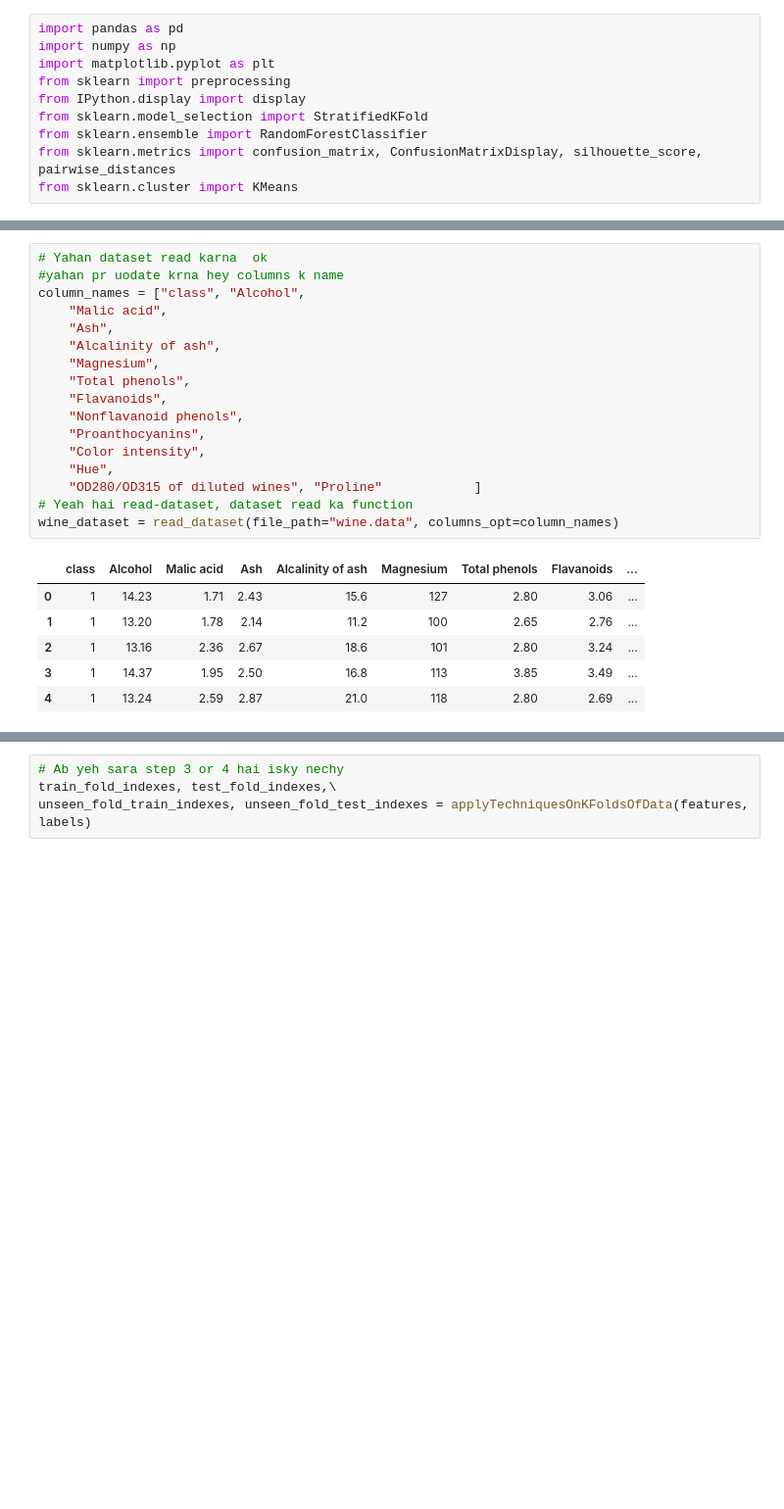
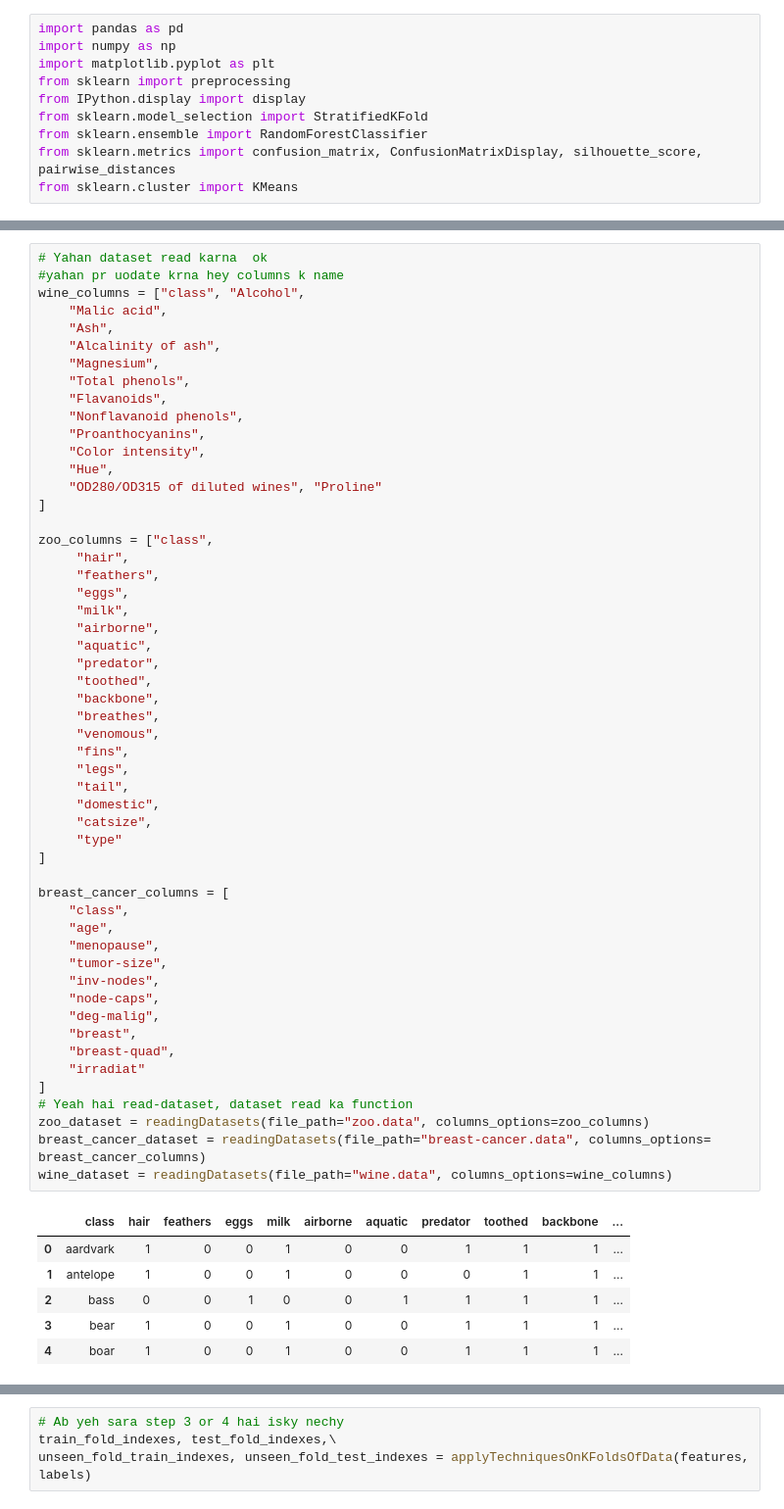
Before and after one commit to aroos0786/wordcount, a Jupyter notebook: python1234.ipynb, the cells around one changed output, grey strips where cells are left out. Shown at 98% size. Drawn from its saved outputs; the diff is of its cells as text; blank space fills up the shorter version.

```diff
--- a/python1234.ipynb
+++ b/python1234.ipynb
@@ -112,24 +111,60 @@ def getImbalanceSubset(dataset, label_column, imbalance_percentage):
 # %%
 # Yahan dataset read karna  ok
 #yahan pr uodate krna hey columns k name
-column_names = ["class", "Alcohol",
+wine_columns = ["class", "Alcohol",
  	"Malic acid",
  	"Ash",
 	"Alcalinity of ash",
  	"Magnesium",
 	"Total phenols",
  	"Flavanoids",
  	"Nonflavanoid phenols",
  	"Proanthocyanins",
 	"Color intensity",
  	"Hue",
- 	"OD280/OD315 of diluted wines", "Proline"            ]
+ 	"OD280/OD315 of diluted wines", "Proline"
+]
+
+zoo_columns = ["class",
+	 "hair",
+	 "feathers",
+	 "eggs",
+	 "milk",
+	 "airborne",
+	 "aquatic",
+	 "predator",
+	 "toothed",
+	 "backbone",
+	 "breathes",
+	 "venomous",
+	 "fins",
+	 "legs",
+	 "tail",
+	 "domestic",
+	 "catsize",
+	 "type"
+]
+
+breast_cancer_columns = [
+	"class",
+	"age",
+	"menopause",
+	"tumor-size",
+	"inv-nodes",
+	"node-caps",
+	"deg-malig",
+	"breast",
+	"breast-quad",
+	"irradiat"
+]
 # Yeah hai read-dataset, dataset read ka function
-wine_dataset = read_dataset(file_path="wine.data", columns_opt=column_names)
+zoo_dataset = readingDatasets(file_path="zoo.data", columns_options=zoo_columns)
+breast_cancer_dataset = readingDatasets(file_path="breast-cancer.data", columns_options= breast_cancer_columns)
+wine_dataset = readingDatasets(file_path="wine.data", columns_options=wine_columns)
 # %% [output]
-|  | class | Alcohol | Malic acid | Ash | Alcalinity of ash | Magnesium | Total phenols | Flavanoids | ... |
-| 0 | 1 | 14.23 | 1.71 | 2.43 | 15.6 | 127 | 2.80 | 3.06 | ... |
-| 1 | 1 | 13.20 | 1.78 | 2.14 | 11.2 | 100 | 2.65 | 2.76 | ... |
-| 2 | 1 | 13.16 | 2.36 | 2.67 | 18.6 | 101 | 2.80 | 3.24 | ... |
-| 3 | 1 | 14.37 | 1.95 | 2.50 | 16.8 | 113 | 3.85 | 3.49 | ... |
-| 4 | 1 | 13.24 | 2.59 | 2.87 | 21.0 | 118 | 2.80 | 2.69 | ... |
+|  | class | hair | feathers | eggs | milk | airborne | aquatic | predator | toothed | backbone | ... |
+| 0 | aardvark | 1 | 0 | 0 | 1 | 0 | 0 | 1 | 1 | 1 | ... |
+| 1 | antelope | 1 | 0 | 0 | 1 | 0 | 0 | 0 | 1 | 1 | ... |
+| 2 | bass | 0 | 0 | 1 | 0 | 0 | 1 | 1 | 1 | 1 | ... |
+| 3 | bear | 1 | 0 | 0 | 1 | 0 | 0 | 1 | 1 | 1 | ... |
+| 4 | boar | 1 | 0 | 0 | 1 | 0 | 0 | 1 | 1 | 1 | ... |
```
Also changed, not shown: parts of 21 cells of this notebook.
